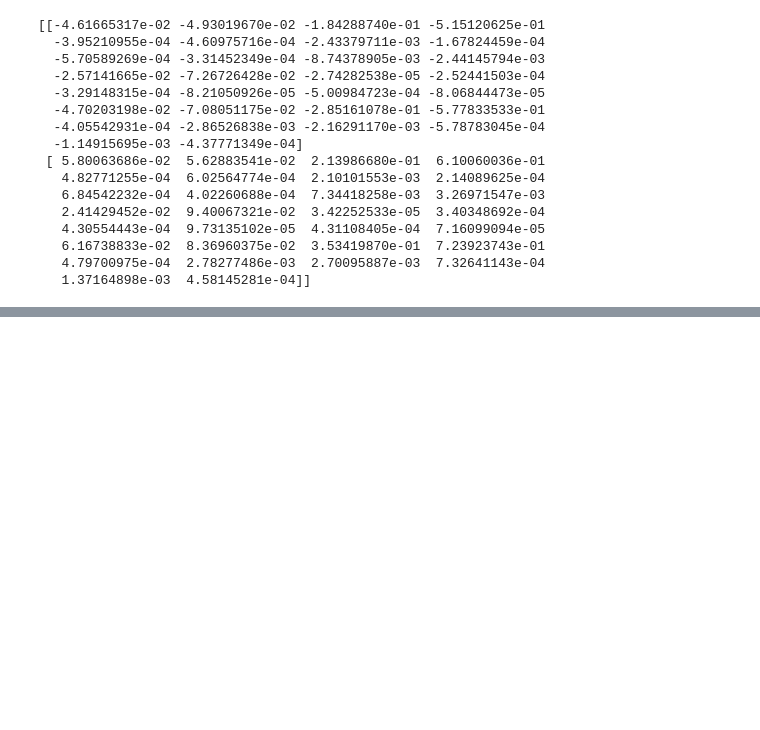
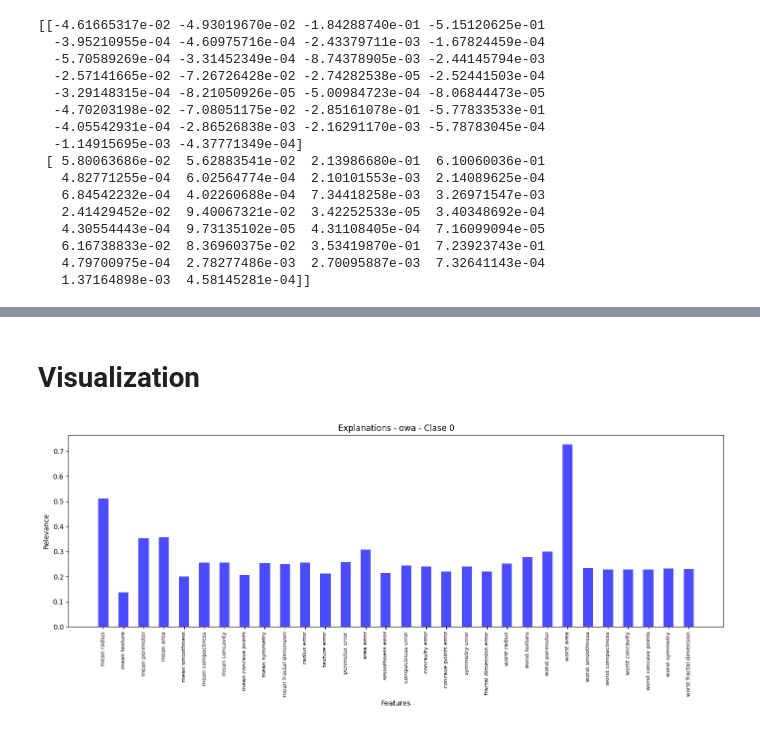
Before and after one commit to rosi1207/Meta-Explainer, a Jupyter notebook: Tabular/Relevance/Relevance_Integration.ipynb, the cells around one changed output, grey strips where cells are left out. Drawn from its saved outputs; the diff is of its cells as text; code cells hidden in the pictures; blank space fills up the shorter version.

Commit message:
Relevance Tabular Methods

```diff
--- a/Tabular/Relevance/Relevance_Integration.ipynb
+++ b/Tabular/Relevance/Relevance_Integration.ipynb
@@ -301,0 +345,4 @@ print(lrp_relevance_array_3)
+# %%
+# Instance 2
+owa_explanation_2 = integration_methods.owa_operator_class_by_class(maps_2, weights_2, method="weighted_average")
+owa_lse_value_2 = lse_calculate(owa_explanation_2, predicted_class_index, threshold, 'tabular')
@@ -301,0 +649,43 @@ print(lrp_relevance_array_3)
+# %% [markdown]
+# Visualization
+# %%
+def normalize_values(values):
+    """ Normaliza los valores al rango [0, 1]. """
+    min_val = np.min(values)
+    max_val = np.max(values)
+    if max_val - min_val == 0:
+        return np.zeros_like(values)  # Evitar divisiones por cero
+    return (values - min_val) / (max_val - min_val)
+
+def plot_explanation(normalized_explanations, feature_names, method_name, class_index):
+    """
+    Genera un gráfico de barras de las explicaciones de un método específico para una clase seleccionada.
+
+    Args:
+        normalized_explanations (np.ndarray): Valores de relevancia normalizados.
+        feature_names (list): Lista de nombres de características.
+        method_name (str): Nombre del método de explicación (LIME, LRP, Gradient-based).
+        class_index (int): Índice de la clase a graficar.
+    """
+    # Extraer las explicaciones para la clase seleccionada
+    class_explanation = normalized_explanations[class_index]
+
+    num_features = len(feature_names)
+    indices = np.arange(num_features)  # Índices para las barras
+
+    fig, ax = plt.subplots(figsize=(14, 6))
+
+    ax.bar(indices, class_explanation, width=0.5, alpha=0.7, color='b')
+
+    ax.set_xticks(indices)
+    ax.set_xticklabels(feature_names, rotation=90, fontsize=8)
+    ax.set_xlabel('Features')
+    ax.set_ylabel('Relevance')
+    ax.set_title(f'Explanations - {method_name} - Clase {class_index}')
+
+    plt.tight_layout()
+    plt.show()
+# %%
+plot_explanation(owa_explanation_2, feature_names, "owa", predicted_class_index)
+# %% [output]
+[figure, added]
```
Also changed, not shown: parts of 26 cells of this notebook, 5 other files.
